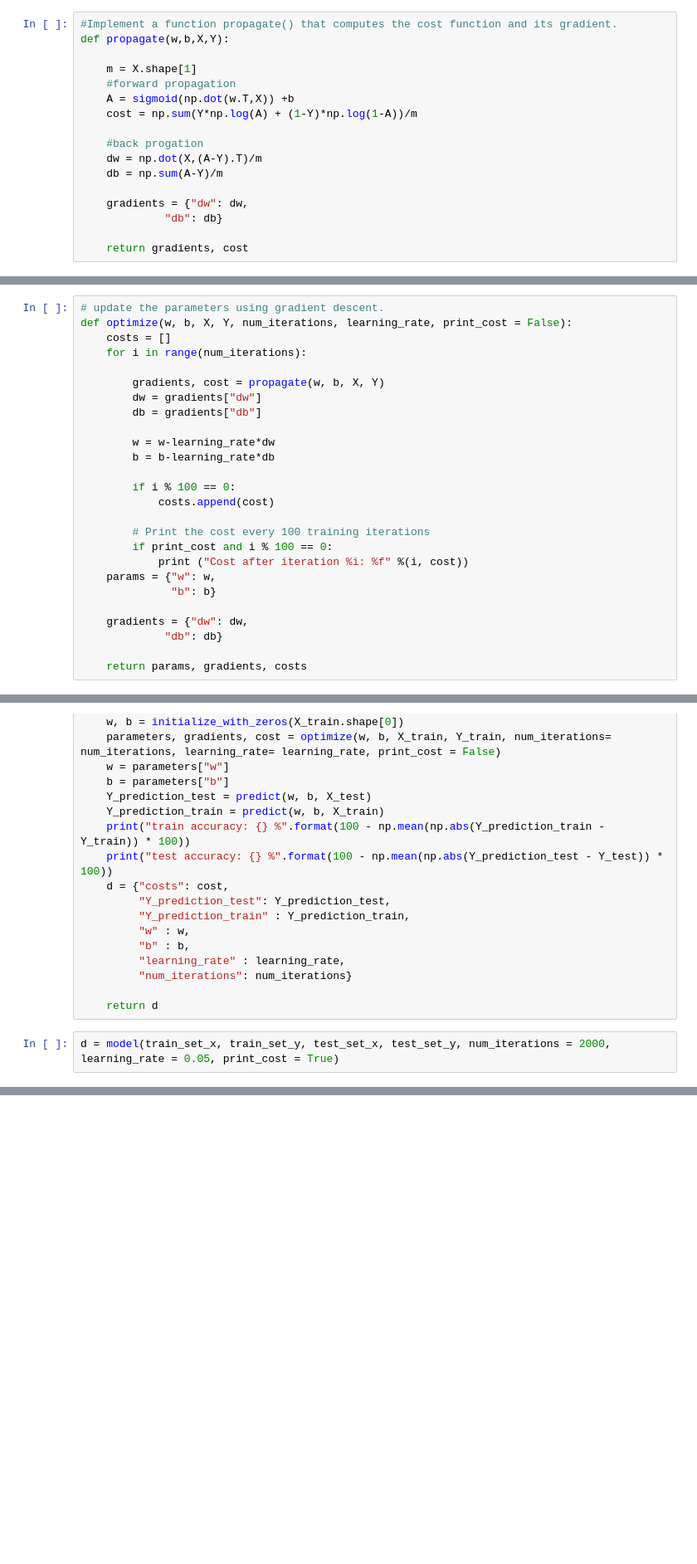
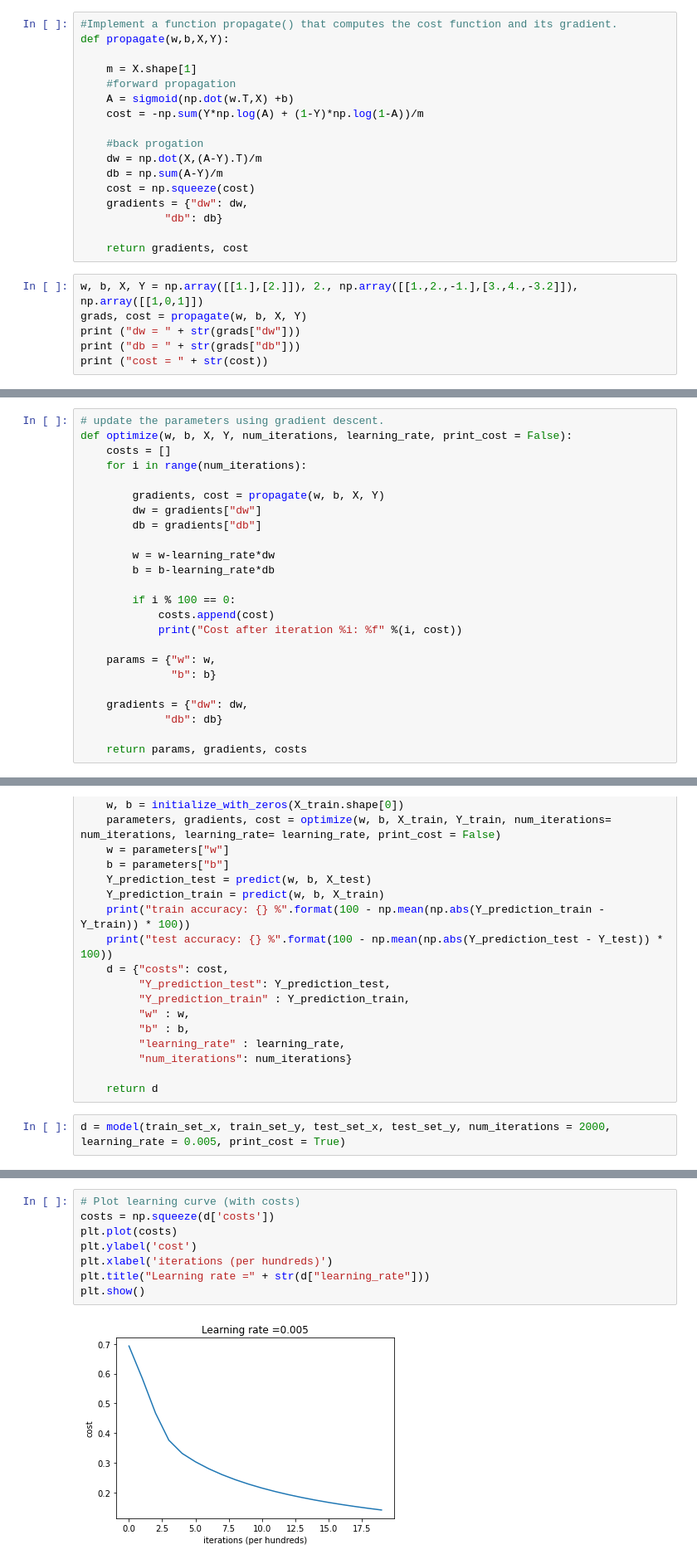
Before and after one commit to shreyab375/Deep-Learning, a Jupyter notebook: Logistic_Regression_with_a_Neural_Network_Basics.ipynb, the cells around one changed output, grey strips where cells are left out. Shown at 83% size. Drawn from its saved outputs; the diff is of its cells as text; blank space fills up the shorter version.

```diff
--- a/Logistic_Regression_with_a_Neural_Network_Basics.ipynb
+++ b/Logistic_Regression_with_a_Neural_Network_Basics.ipynb
@@ -124,14 +116,20 @@ def propagate(w,b,X,Y):
 
     m = X.shape[1]
     #forward propagation
-    A = sigmoid(np.dot(w.T,X)) +b
-    cost = np.sum(Y*np.log(A) + (1-Y)*np.log(1-A))/m
+    A = sigmoid(np.dot(w.T,X) +b)
+    cost = -np.sum(Y*np.log(A) + (1-Y)*np.log(1-A))/m
 
     #back progation
     dw = np.dot(X,(A-Y).T)/m
     db = np.sum(A-Y)/m
-
+    cost = np.squeeze(cost)
     gradients = {"dw": dw,
              "db": db}
 
     return gradients, cost
+# %%
+w, b, X, Y = np.array([[1.],[2.]]), 2., np.array([[1.,2.,-1.],[3.,4.,-3.2]]), np.array([[1,0,1]])
+grads, cost = propagate(w, b, X, Y)
+print ("dw = " + str(grads["dw"]))
+print ("db = " + str(grads["db"]))
+print ("cost = " + str(cost))
@@ -150,10 +153,8 @@ def optimize(w, b, X, Y, num_iterations, learning_rate, print_cost = False):
 
         if i % 100 == 0:
             costs.append(cost)
+            print("Cost after iteration %i: %f" %(i, cost))
 
-        # Print the cost every 100 training iterations
-        if print_cost and i % 100 == 0:
-            print ("Cost after iteration %i: %f" %(i, cost))
     params = {"w": w,
               "b": b}
 
@@ -202,5 +203,5 @@ def model(X_train, Y_train, X_test, Y_test, num_iterations = 2000, learning_rate
 
     return d
 # %%
-d = model(train_set_x, train_set_y, test_set_x, test_set_y, num_iterations = 2000, learning_rate = 0.05, print_cost = True)
+d = model(train_set_x, train_set_y, test_set_x, test_set_y, num_iterations = 2000, learning_rate = 0.005, print_cost = True)
 # %% [output]
@@ -208,0 +225,10 @@ test accuracy: 66.0 %
+# %%
+# Plot learning curve (with costs)
+costs = np.squeeze(d['costs'])
+plt.plot(costs)
+plt.ylabel('cost')
+plt.xlabel('iterations (per hundreds)')
+plt.title("Learning rate =" + str(d["learning_rate"]))
+plt.show()
+# %% [output]
+[figure, added]
```
Also changed, not shown: parts of 4 cells of this notebook.
